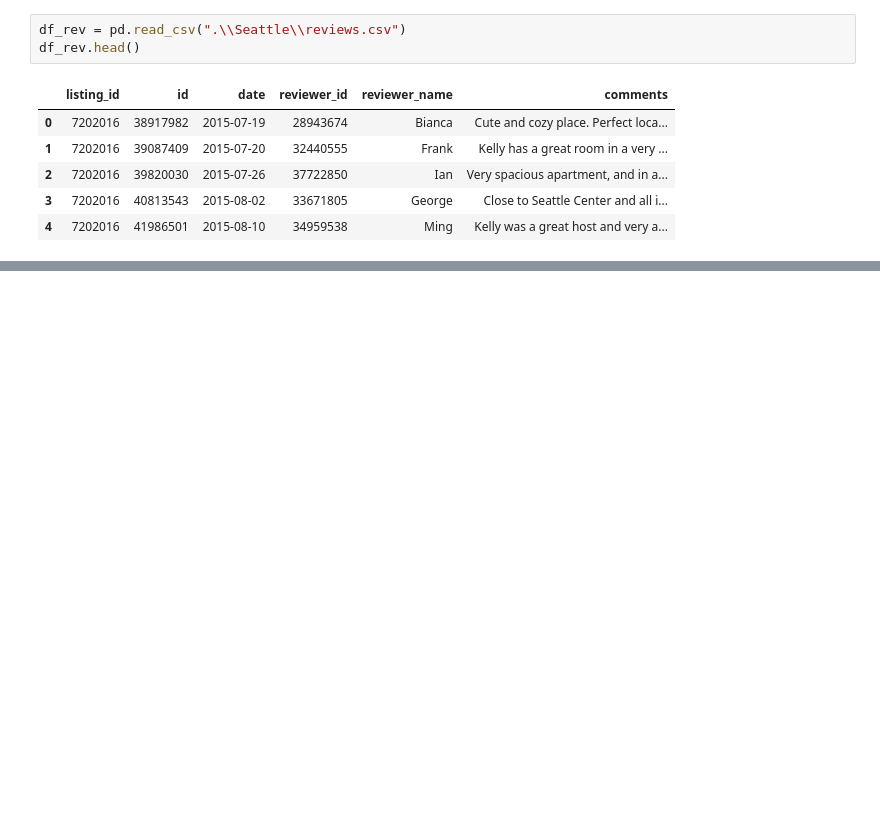
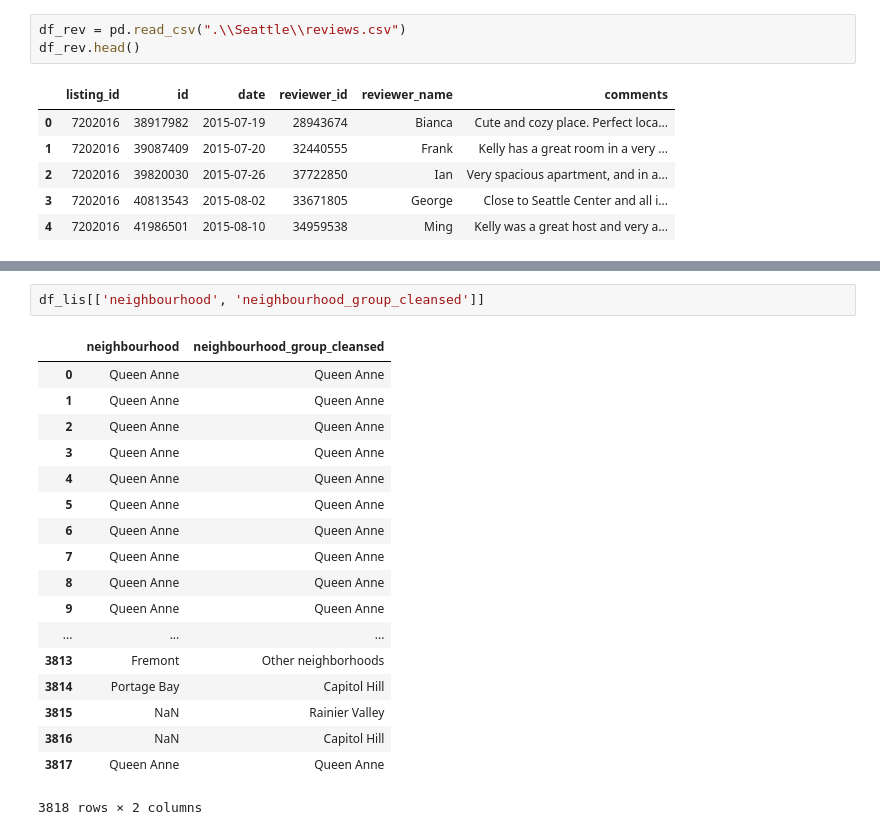
Before and after one commit to Duratorre/AirBnB-Data-Analysis, a Jupyter notebook: Analysis.ipynb, the cells around one changed output, grey strips where cells are left out. Drawn from its saved outputs; the diff is of its cells as text; blank space fills up the shorter version.

```diff
--- a/Analysis.ipynb
+++ b/Analysis.ipynb
@@ -629,0 +578,21 @@ print(df_rev[df_rev['listing_id'] == 9183838])
+# %%
+df_lis[['neighbourhood', 'neighbourhood_group_cleansed']]
+# %% [output]
+|  | neighbourhood | neighbourhood_group_cleansed |
+| 0 | Queen Anne | Queen Anne |
+| 1 | Queen Anne | Queen Anne |
+| 2 | Queen Anne | Queen Anne |
+| 3 | Queen Anne | Queen Anne |
+| 4 | Queen Anne | Queen Anne |
+| 5 | Queen Anne | Queen Anne |
+| 6 | Queen Anne | Queen Anne |
+| 7 | Queen Anne | Queen Anne |
+| 8 | Queen Anne | Queen Anne |
+| 9 | Queen Anne | Queen Anne |
+| ... | ... | ... |
+| 3813 | Fremont | Other neighborhoods |
+| 3814 | Portage Bay | Capitol Hill |
+| 3815 | NaN | Rainier Valley |
+| 3816 | NaN | Capitol Hill |
+| 3817 | Queen Anne | Queen Anne |
+3818 rows × 2 columns
```
Also changed, not shown: parts of 25 cells of this notebook.
